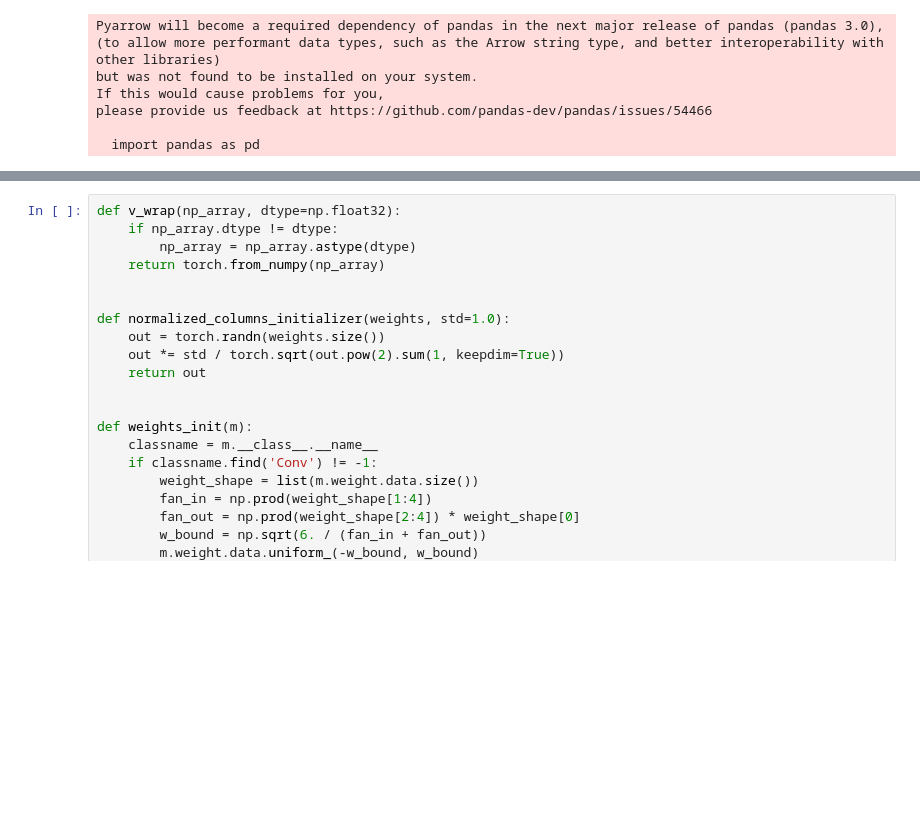
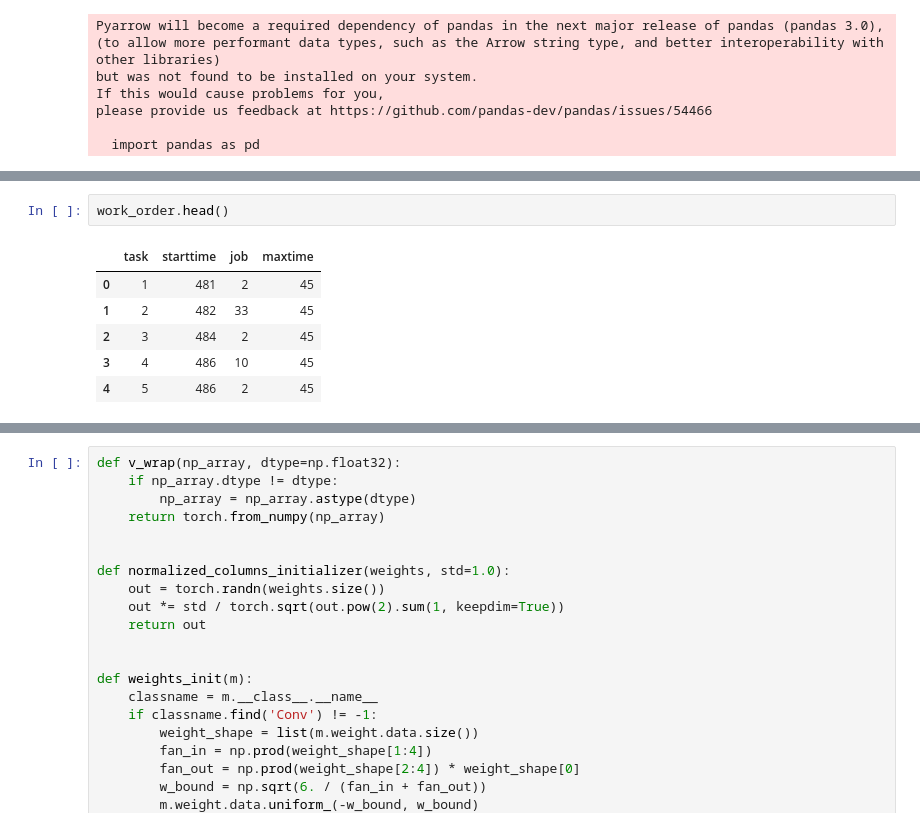
Before and after one commit to anujkum25/learnings, a Jupyter notebook: Actor_Critic_for_JSS.ipynb, the cells around one changed output, grey strips where cells are left out. Drawn from its saved outputs; the diff is of its cells as text; blank space fills up the shorter version.

```diff
--- a/Actor_Critic_for_JSS.ipynb
+++ b/Actor_Critic_for_JSS.ipynb
@@ -22,0 +36,9 @@ please provide us feedback at https://github.com/pandas-dev/pandas/issues/54466
+# %%
+work_order.head()
+# %% [output]
+|  | task | starttime | job | maxtime |
+| 0 | 1 | 481 | 2 | 45 |
+| 1 | 2 | 482 | 33 | 45 |
+| 2 | 3 | 484 | 2 | 45 |
+| 3 | 4 | 486 | 10 | 45 |
+| 4 | 5 | 486 | 2 | 45 |
```
Also changed, not shown: parts of 3 cells of this notebook.
